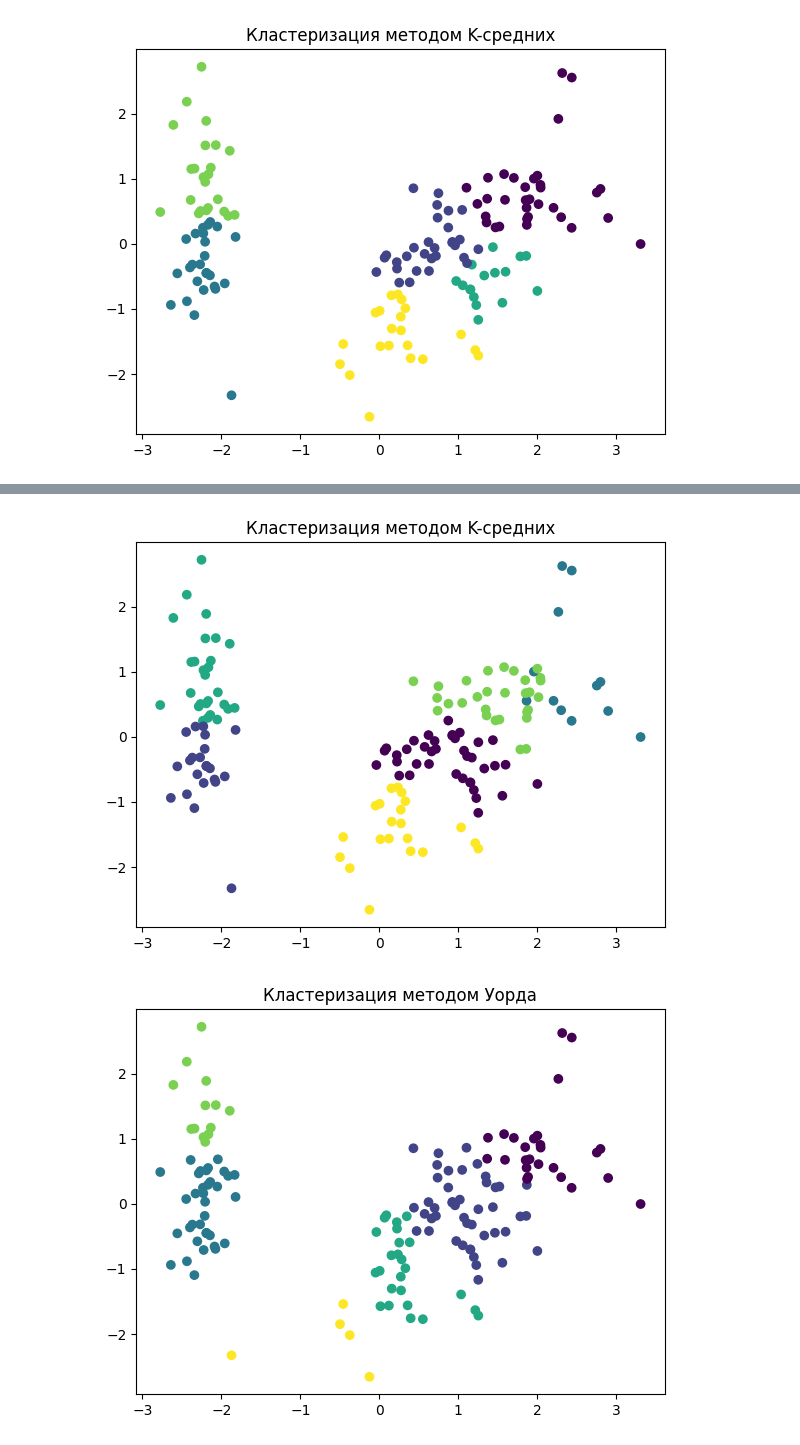
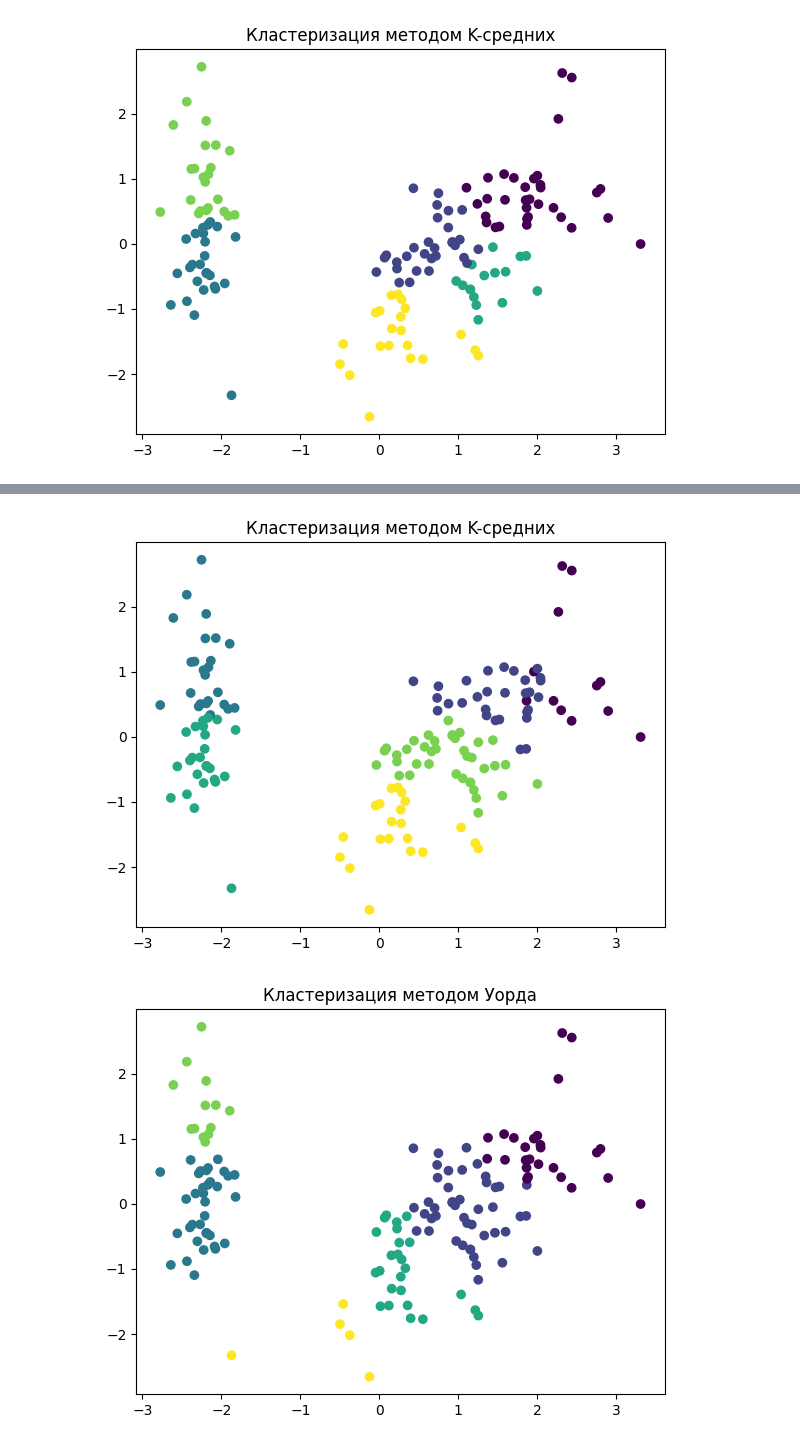
Before and after one commit to vladocrat/ML, a Jupyter notebook: lab3/main.ipynb, the cells around one changed output, grey strips where cells are left out. Saved outputs shown, nothing was run; the diff lists cells and outputs as text; code cells hidden in the pictures.

```diff
--- a/lab3/main.ipynb
+++ b/lab3/main.ipynb
@@ -12,12 +12,12 @@ from sklearn.preprocessing import StandardScaler
 import matplotlib.pyplot as plt
 # %%
 scaler = StandardScaler()
-features = scaler.fit_transform(features)
+#features = scaler.fit_transform(features)
 
 inertia = []
 K = range(1, 11)
 for k in K:
-    kmeans = KMeans(n_clusters=k, random_state=420)
+    kmeans = KMeans(n_clusters=k)
     kmeans.fit(features)
     inertia.append(kmeans.inertia_)
 
@@ -53,9 +53,9 @@ plotClusters(clusters_kmeans, X_pca, 'Кластеризация методом
 # %%
-kmeans = KMeans(n_clusters=6, max_iter=1000, n_init=50)
+kmeans = KMeans(n_clusters=6, max_iter=1000, init='random', n_init=1000)
 clusters_kmeans = kmeans.fit_predict(features)
 plotClusters(clusters_kmeans, X_pca, 'Кластеризация методом K-средних', 1)
 # %% [output]
-[figure, old version]
+[figure, new version]
 # %%
 ward = AgglomerativeClustering(n_clusters=6, linkage='ward')
 clusters_ward = ward.fit_predict(features)
```
Also changed, not shown: parts of 5 cells of this notebook, 1 other file.
